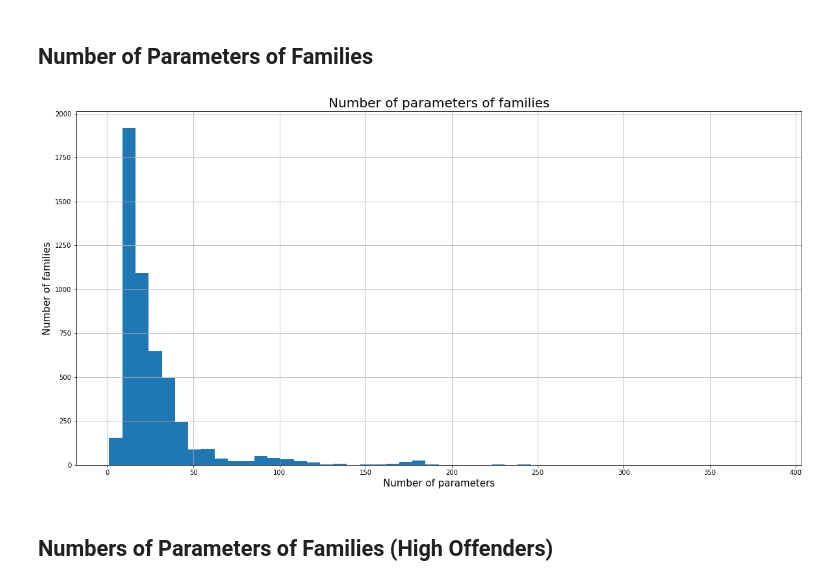
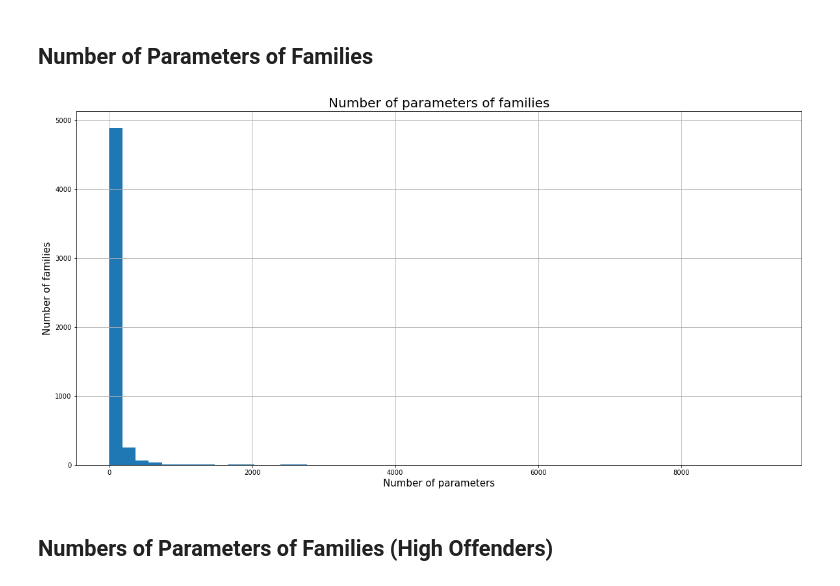
Before and after one commit to annisarivera/mastercontent, a Jupyter notebook: working/Master Content - FamilyParameters.ipynb, the cells around one changed output. Saved outputs shown, nothing was run; the diff lists cells and outputs as text; code cells hidden in the pictures.

```diff
--- a/working/Master Content - FamilyParameters.ipynb
+++ b/working/Master Content - FamilyParameters.ipynb
@@ -127,3 +133,13 @@ def stripFileType(row):
 # PARAMETERS
 
 **p_path** and **p** reads from the ParameterValuesByTypes excel file.
+# %%
+p_path = os.path.join(directory, file_dict["ParameterValuesByTypes"])
+p = pd.read_excel(p_path)
+
+p.drop(["TimeProcessed", "OmniClassNumber"], axis=1, inplace=True)
+# %%
+#Dropping blank rows
+p.dropna(how='all', inplace=True)
+
+p.shape
@@ -130,10 +157,9 @@ def stripFileType(row):
 # %%
-p_path = os.path.join(directory, file_dict["Parameters"])
-p = pd.read_excel(p_path)
-
+#Comes up with errors when attempting to format the columns. Commented out for now.
 p["FamilyFilePath"] = p.apply(remove_rfaName, axis=1)
 p["FamilyFilePath"] = p.apply(stripCommonPath, axis=1)
 p["FamilyName"] = p.apply(stripFileType, axis=1)
+p["FamilyEditedLast"] = p.apply(familyEditedLastYear, axis=1)
 
-p.head()
+p.head(5)
 # %% [output]
@@ -146,14 +172,14 @@ p.head()
 # %% [markdown]
 ## Number of Parameters of Families
 # %%
-grouped_parameters = p.groupby("FamilyName").agg(['count'])
+group_params = p.groupby("FamilyName").agg(['count'])
 # %%
-grouped_parameters["ParameterName"].hist(bins=50);
+group_params["ParameterName"].hist(bins=50);
 plt.title("Number of parameters of families", fontsize=20)
 plt.xlabel("Number of parameters", fontsize=15)
 plt.ylabel("Number of families", fontsize=15)
 plt.show()
 # %% [output]
-[figure, old version]
+[figure, new version]
 # %% [markdown]
 ## Numbers of Parameters of Families (High Offenders)
```
Also changed, not shown: parts of 25 cells of this notebook, 1 other file.
